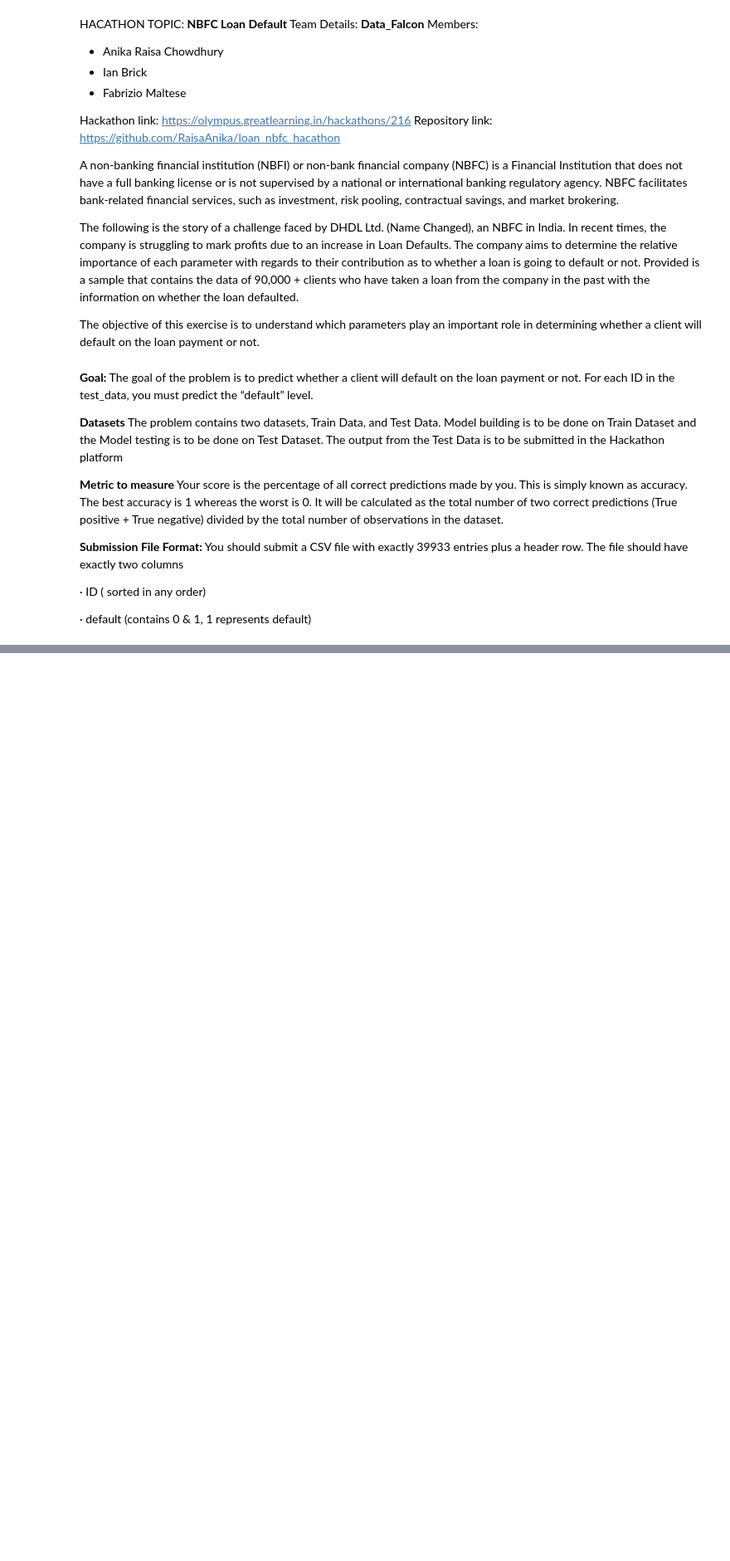
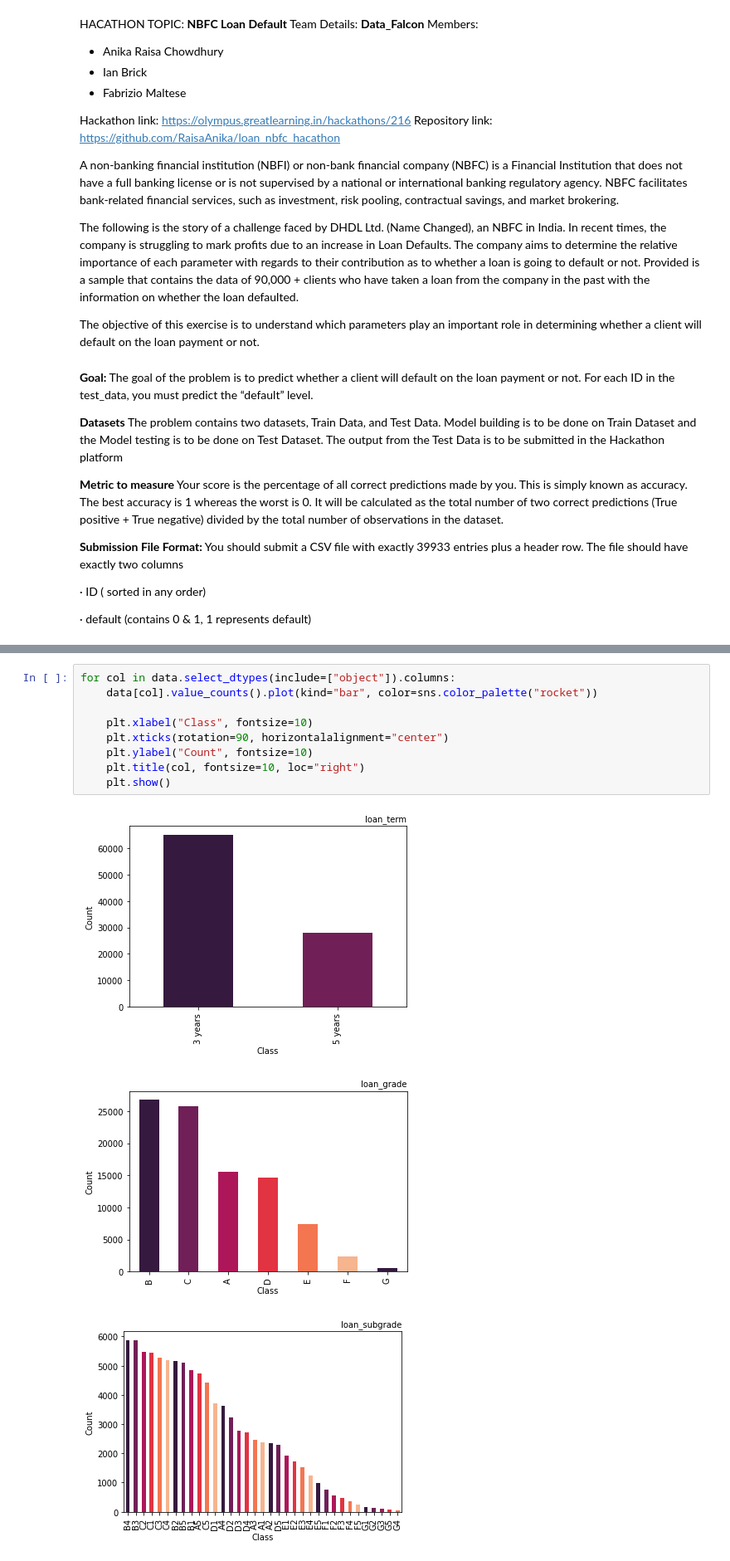
Before and after one commit to RaisaAnika/loan_nbfc_hacathon, a Jupyter notebook: LOAN_NBFC_Hackathon.ipynb, the cells around one changed output, grey strips where cells are left out. Shown: that part at 83% size. Cells and saved outputs as stored; diff of their text form; blank space fills up the shorter version.

```diff
--- a/LOAN_NBFC_Hackathon.ipynb
+++ b/LOAN_NBFC_Hackathon.ipynb
@@ -39,0 +463,13 @@ The file should have exactly two columns
+# %%
+for col in data.select_dtypes(include=["object"]).columns:
+    data[col].value_counts().plot(kind="bar", color=sns.color_palette("rocket"))
+
+    plt.xlabel("Class", fontsize=10)
+    plt.xticks(rotation=90, horizontalalignment="center")
+    plt.ylabel("Count", fontsize=10)
+    plt.title(col, fontsize=10, loc="right")
+    plt.show()
+# %% [output]
+[figure, added]
+[figure, added]
+[figure, added]
```
Also changed, not shown: parts of 66 cells of this notebook.
